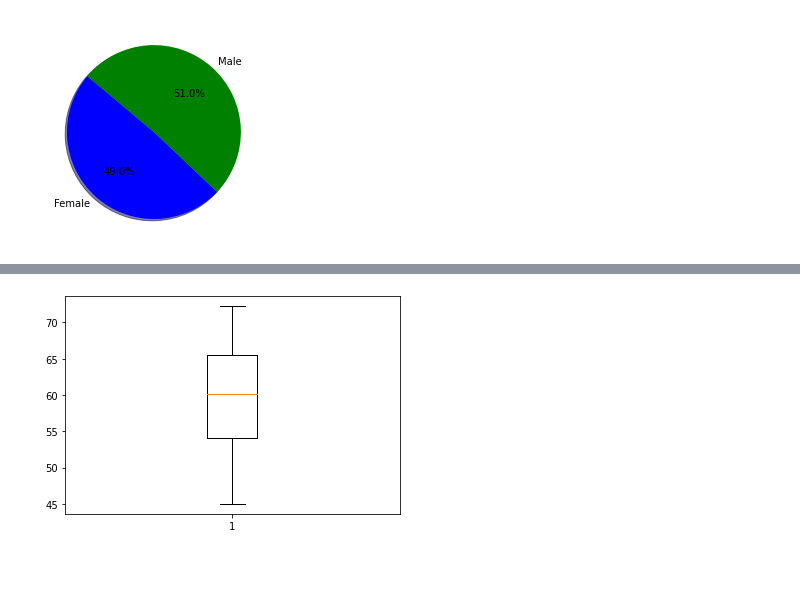
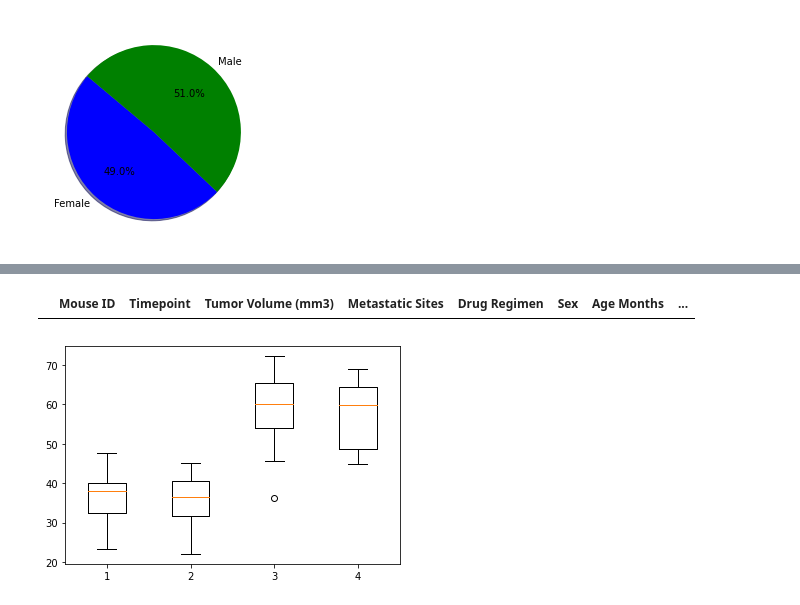
Before and after one commit to mel-c-lowe/MatPlotLib_Homework_05, a Jupyter notebook: Pymaceuticals.ipynb, the cells around one changed output, grey strips where cells are left out. Saved outputs shown, nothing was run; the diff lists cells and outputs as text; code cells hidden in the pictures; blank space fills up the shorter version.

```diff
--- a/Pymaceuticals.ipynb
+++ b/Pymaceuticals.ipynb
@@ -414,21 +387,3 @@ ram_ubound = ram_upperq + (1.5 * ram_iqr)
-# %%
-# Infubinol
-# This one is supposed to have an outlier and it's not showing up
-# Troubleshoot here
-# inf_quartiles = infubinol_data["Tumor Volume (mm3)"].quantile([.25, .5, .75])
-# inf_lowerq = inf_quartiles[.25]
-# inf_upperq = inf_quartiles[.75]
-# inf_iqr = inf_upperq - inf_lowerq
-# inf_lbound = inf_lowerq - (1.5 * inf_iqr)
-# inf_ubound = inf_upperq + (1.5 * inf_iqr)
-# inf_outliers = infubinol_data.loc[infubinol_data["Tumor Volume (mm3)"] < inf_lbound]
-# inf_lbound
-
-# plt.hist(california_data['HouseAge'])
-plt.boxplot(infubinol_data["Tumor Volume (mm3)"])
-plt.show()
-# %% [output]
-[figure, removed]
 # %%
 # Ceftamin
 cef_quartiles = ceftamin_data["Tumor Volume (mm3)"].quantile([.25, .5, .75])
@@ -437,3 +392,11 @@ cef_upperq = cef_quartiles[.75]
 cef_iqr = cef_upperq - cef_lowerq
 cef_lbound = cef_lowerq - (1.5 * cef_iqr)
 cef_ubound = cef_upperq + (1.5 * cef_iqr)
+
+cef_volumes = ceftamin_data["Tumor Volume (mm3)"]
+
+# Flag entries that are greater or less than ubound and lbound
+cef_outliers = ceftamin_data.loc[ceftamin_data["Tumor Volume (mm3)"] < cef_lbound]
+cef_outliers
+# %% [output]
+|  | Mouse ID | Timepoint | Tumor Volume (mm3) | Metastatic Sites | Drug Regimen | Sex | Age Months | ... |
@@ -444,3 +415,23 @@ cef_ubound = cef_upperq + (1.5 * cef_iqr)
+# %%
+# What are the lists I need?
+# cap_volumes, cef_volumes, inf_volumes, ram_valumes
+# Make a list in order I want to have plots appear
+drug_labels = ["Capomulin", "Ramicane", "Infubinol", "Ceftamin"]
+
+# Make a list holding all the data in order of the drugs
+tumor_volume_data = [cap_volumes, ram_volumes, inf_volumes, cef_volumes]
+
+fig, ax = plt.subplots()
+ax.boxplot(tumor_volume_data)
+plt.show()
+
+# fig, ax = plt.subplots()
+# ax.boxplot(data)
+
+# plt.show()
+# https://matplotlib.org/3.1.1/gallery/statistics/boxplot_demo.html
+# %% [output]
+[figure, added]
 # %%
 # # Calculate final tumor volume for mice receiving
 # # Capomulin, Ramicane, Infubinol, and Ceftamin
```
Also changed, not shown: parts of 13 cells of this notebook.
